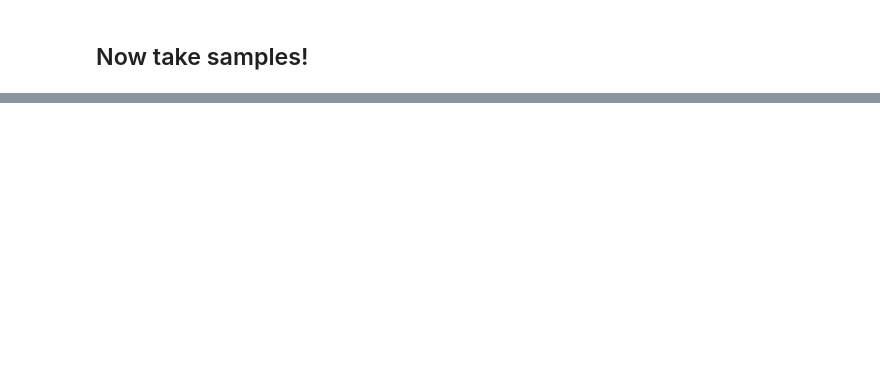
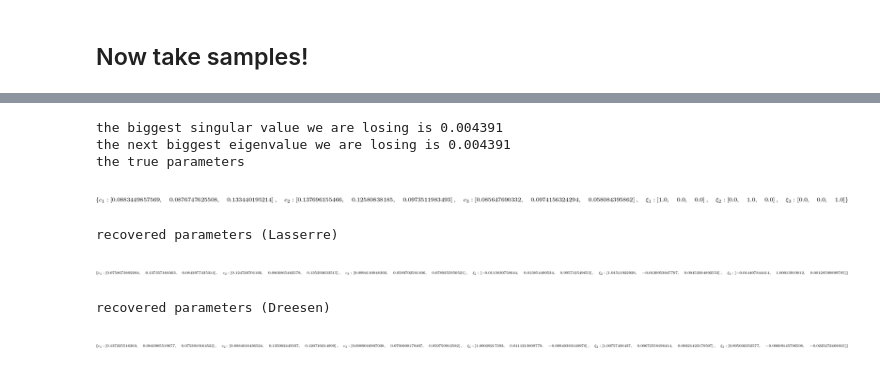
Before and after one commit to sidaw/polymom, a Jupyter notebook: MixtureOfGaussians.ipynb, the cells around one changed output, grey strips where cells are left out. Cells and saved outputs as stored; diff of their text form; code cells hidden in the pictures; blank space fills up the shorter version.

```diff
--- a/MixtureOfGaussians.ipynb
+++ b/MixtureOfGaussians.ipynb
@@ -133,0 +139,19 @@ recovered parameters
+# %%
+sol_lasserre_noisy = mp.extractors.extract_solutions_lasserre(MM, solsdp_noisy['x'], Kmax = k)
+sol_dreesen_noisy = mp.extractors.extract_solutions_dreesen_proto(MM, solsdp_noisy['x'], Kmax = k)
+
+print 'the true parameters'
+display(trueparams)
+print 'recovered parameters (Lasserre)'
+display(sol_lasserre_noisy)
+print 'recovered parameters (Dreesen)'
+display(sol_dreesen_noisy)
+# %% [output]
+the biggest singular value we are losing is 0.004391
+the next biggest eigenvalue we are losing is 0.004391
+the true parameters
+[figure, added]
+recovered parameters (Lasserre)
+[figure, added]
+recovered parameters (Dreesen)
+[figure, added]
```
Also changed, not shown: parts of 7 cells of this notebook, 2 other files.
